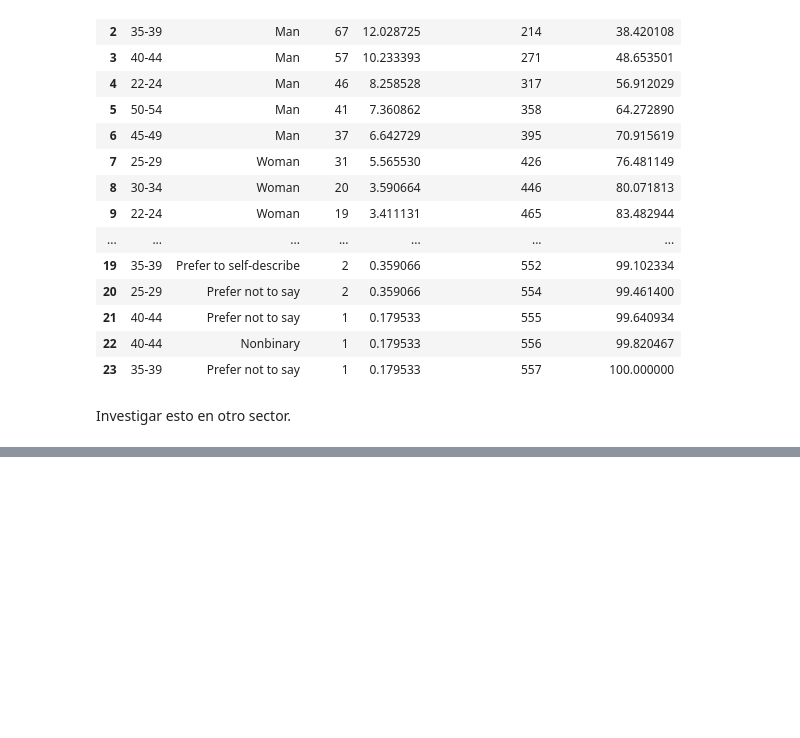
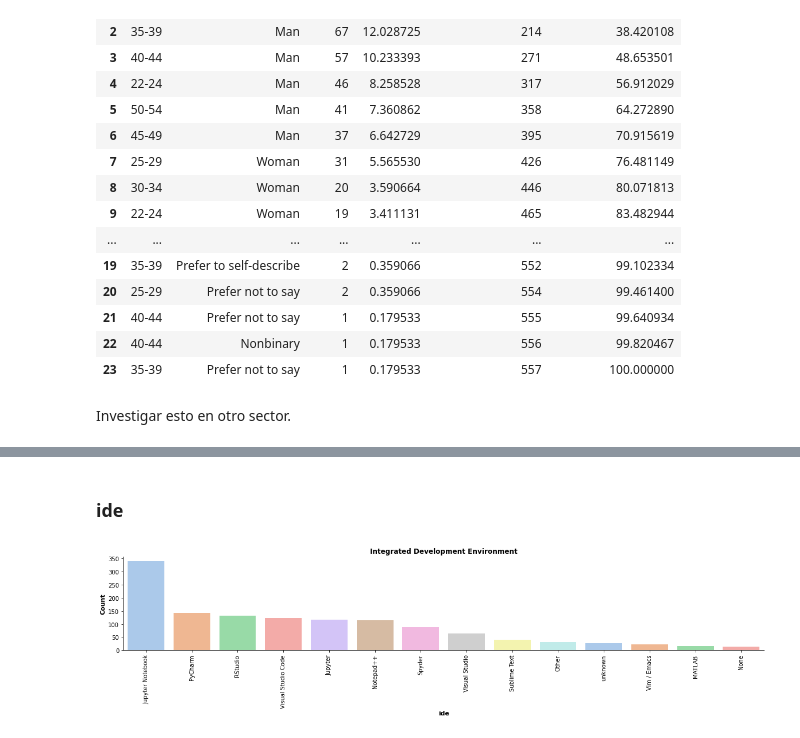
Before and after one commit to MonicaSL110/proyecto-transformacion-digital, a Jupyter notebook: preguntas_graficas.ipynb, the cells around one changed output, grey strips where cells are left out. Saved outputs shown, nothing was run; the diff lists cells and outputs as text; code cells hidden in the pictures; blank space fills up the shorter version.

```diff
--- a/preguntas_graficas.ipynb
+++ b/preguntas_graficas.ipynb
@@ -220,0 +239,6 @@ Investigar esto en otro sector.
+# %% [markdown]
+### ide
+# %%
+grafica(df_explode,'ide','Integrated Development Environment')
+# %% [output]
+[figure, added]
```
Also changed, not shown: parts of 22 cells of this notebook.
